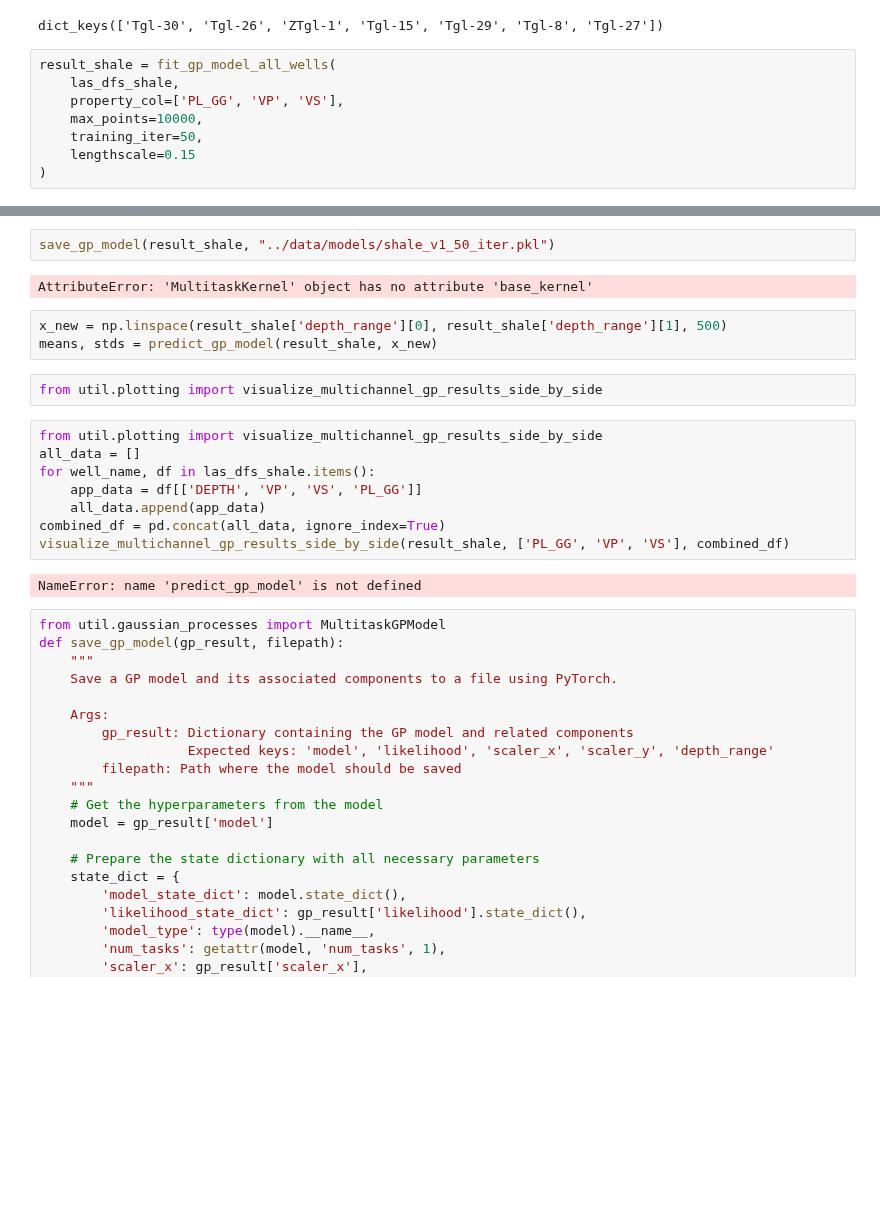
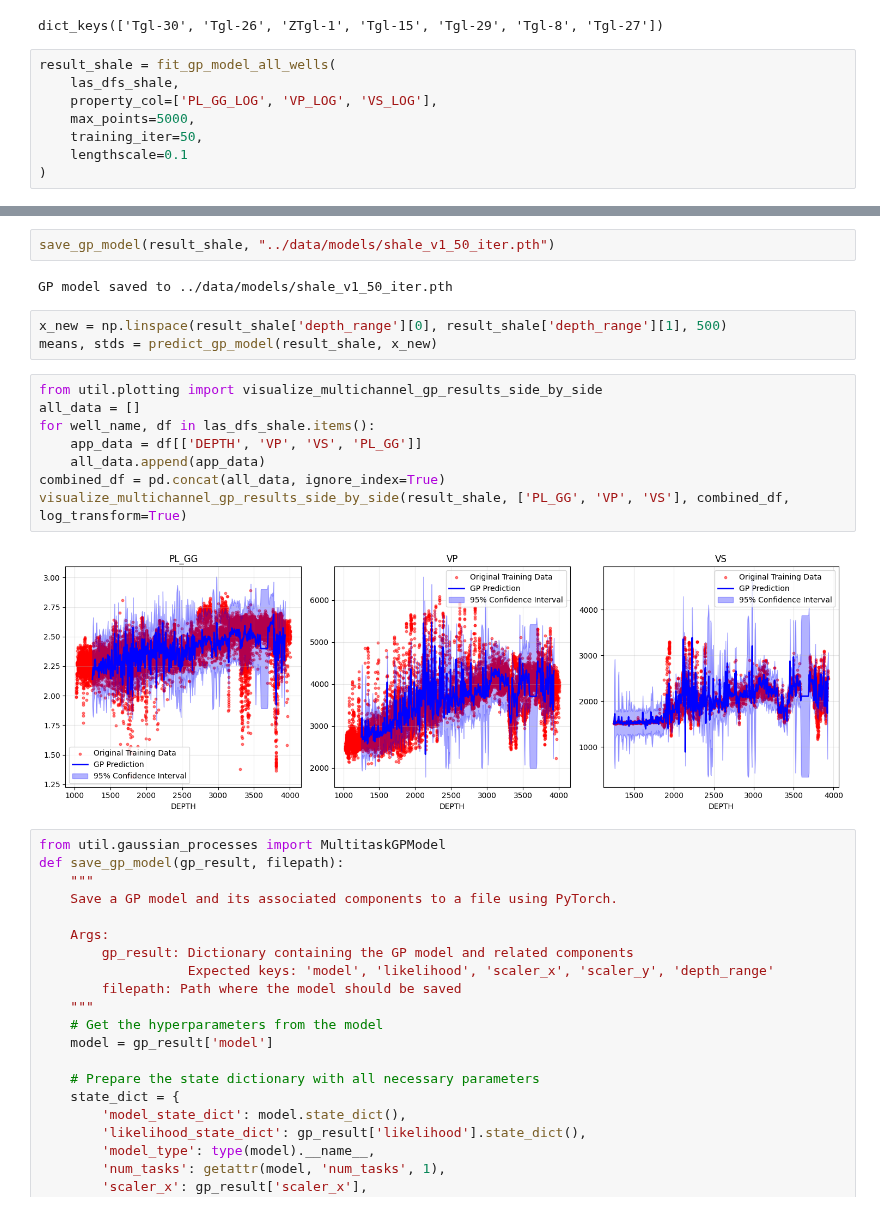
Before and after one commit to spaceswimmer/nnseismic, a Jupyter notebook: src/get-rockphysics-tagilsk.ipynb, the cells around one changed output, grey strips where cells are left out. Drawn from its saved outputs; the diff is of its cells as text; blank space fills up the shorter version.

```diff
--- a/src/get-rockphysics-tagilsk.ipynb
+++ b/src/get-rockphysics-tagilsk.ipynb
@@ -130,9 +130,9 @@ dict_keys(['Tgl-30', 'Tgl-26', 'ZTgl-1', 'Tgl-15', 'Tgl-29', 'Tgl-8', 'Tgl-27'])
 # %%
 result_shale = fit_gp_model_all_wells(
     las_dfs_shale,
-    property_col=['PL_GG', 'VP', 'VS'],
-    max_points=10000,
+    property_col=['PL_GG_LOG', 'VP_LOG', 'VS_LOG'],
+    max_points=5000,
     training_iter=50,
-    lengthscale=0.15
+    lengthscale=0.1
 )
 # %% [output]
@@ -142,22 +152,20 @@ KeyboardInterrupt:
 # %%
-save_gp_model(result_shale, "../data/models/shale_v1_50_iter.pkl")
+save_gp_model(result_shale, "../data/models/shale_v1_50_iter.pth")
 # %% [output]
-AttributeError: 'MultitaskKernel' object has no attribute 'base_kernel'
+GP model saved to ../data/models/shale_v1_50_iter.pth
 # %%
 x_new = np.linspace(result_shale['depth_range'][0], result_shale['depth_range'][1], 500)
 means, stds = predict_gp_model(result_shale, x_new)
-# %%
-from util.plotting import visualize_multichannel_gp_results_side_by_side
 # %%
 from util.plotting import visualize_multichannel_gp_results_side_by_side
 all_data = []
 for well_name, df in las_dfs_shale.items():
     app_data = df[['DEPTH', 'VP', 'VS', 'PL_GG']]
     all_data.append(app_data)
 combined_df = pd.concat(all_data, ignore_index=True)
-visualize_multichannel_gp_results_side_by_side(result_shale, ['PL_GG', 'VP', 'VS'], combined_df)
+visualize_multichannel_gp_results_side_by_side(result_shale, ['PL_GG', 'VP', 'VS'], combined_df, log_transform=True)
 # %% [output]
-NameError: name 'predict_gp_model' is not defined
+[figure, added]
 # %%
 from util.gaussian_processes import MultitaskGPModel
 def save_gp_model(gp_result, filepath):
```
Also changed, not shown: parts of 1 cell of this notebook, 4 other files.
